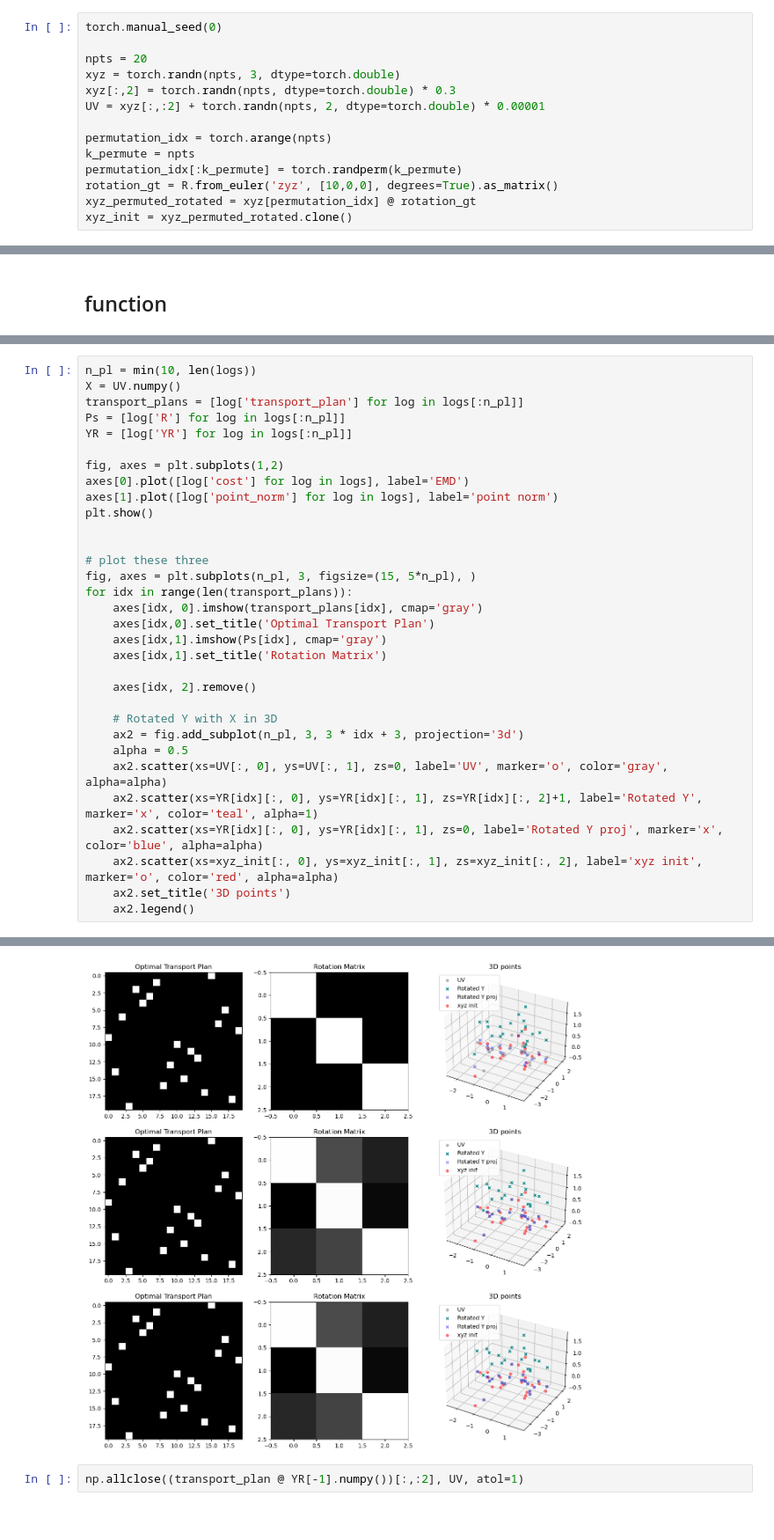
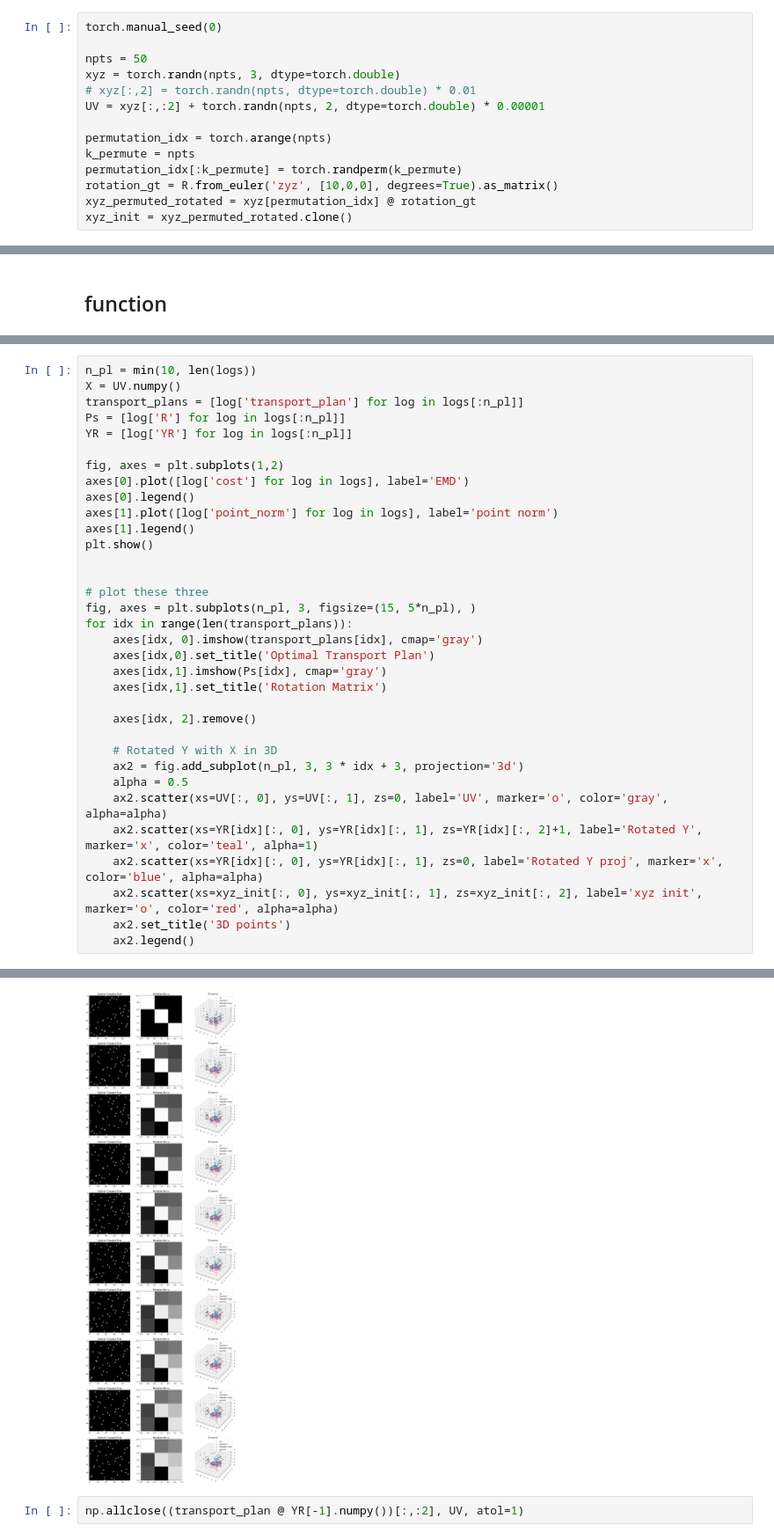
Before and after one commit to geoffwoollard/quaternion-adjugate, a Jupyter notebook: unordered_points.ipynb, the cells around one changed output, grey strips where cells are left out. Shown at 88% size. Drawn from its saved outputs; the diff is of its cells as text.

```diff
--- a/unordered_points.ipynb
+++ b/unordered_points.ipynb
@@ -219,9 +219,9 @@ True
 # %%
 torch.manual_seed(0)
 
-npts = 20
+npts = 50
 xyz = torch.randn(npts, 3, dtype=torch.double)
-xyz[:,2] = torch.randn(npts, dtype=torch.double) * 0.3
+# xyz[:,2] = torch.randn(npts, dtype=torch.double) * 0.01
 UV = xyz[:,:2] + torch.randn(npts, 2, dtype=torch.double) * 0.00001
 
 permutation_idx = torch.arange(npts)
@@ -484,7 +495,9 @@ YR = [log['YR'] for log in logs[:n_pl]]
 
 fig, axes = plt.subplots(1,2)
 axes[0].plot([log['cost'] for log in logs], label='EMD')
+axes[0].legend()
 axes[1].plot([log['point_norm'] for log in logs], label='point norm')
+axes[1].legend()
 plt.show()
 
 
@@ -512,4 +525,4 @@ for idx in range(len(transport_plans)):
-[figure, old version]
+[figure, new version]
 # %%
 np.allclose((transport_plan @ YR[-1].numpy())[:,:2], UV, atol=1)
 # %% [output]
```
Also changed, not shown: parts of 19 cells of this notebook, 3 other files.
